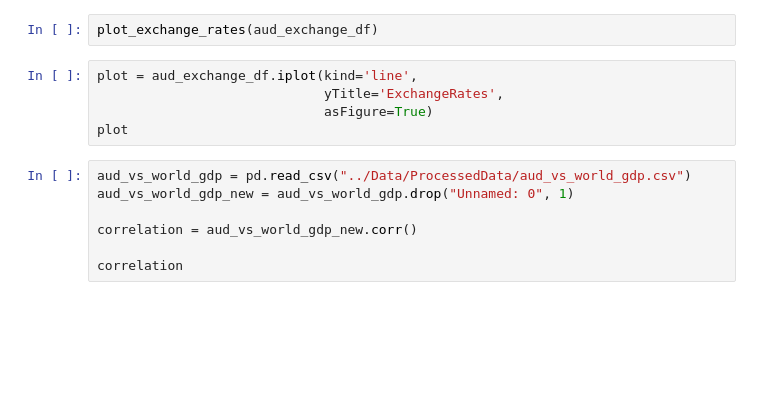
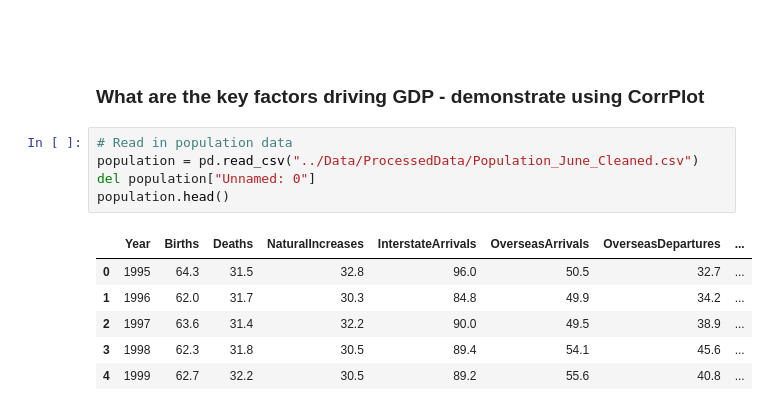
Before and after one commit to TribThapa/AustralianEconomyAnalysis, a Jupyter notebook: Code/StatisticalAnalysis.ipynb, the cells around one changed output. Saved outputs shown, nothing was run; the diff lists cells and outputs as text; blank space fills up the shorter version.

```diff
--- a/Code/StatisticalAnalysis.ipynb
+++ b/Code/StatisticalAnalysis.ipynb
@@ -130,14 +36,16 @@ def plot_exchange_rates(dataframe):
-# %%
-plot_exchange_rates(aud_exchange_df)
-# %%
-plot = aud_exchange_df.iplot(kind='line',
-                             yTitle='ExchangeRates',
-                             asFigure=True)
-plot
-# %%
-aud_vs_world_gdp = pd.read_csv("../Data/ProcessedData/aud_vs_world_gdp.csv")
-aud_vs_world_gdp_new = aud_vs_world_gdp.drop("Unnamed: 0", 1)
-
-correlation = aud_vs_world_gdp_new.corr()
-
-correlation
+# %% [markdown]
+##
+# %% [markdown]
+### What are the key factors driving GDP - demonstrate using CorrPlot
+# %%
+# Read in population data
+population = pd.read_csv("../Data/ProcessedData/Population_June_Cleaned.csv")
+del population["Unnamed: 0"]
+population.head()
+# %% [output]
+|  | Year | Births | Deaths | NaturalIncreases | InterstateArrivals | OverseasArrivals | OverseasDepartures | ... |
+| 0 | 1995 | 64.3 | 31.5 | 32.8 | 96.0 | 50.5 | 32.7 | ... |
+| 1 | 1996 | 62.0 | 31.7 | 30.3 | 84.8 | 49.9 | 34.2 | ... |
+| 2 | 1997 | 63.6 | 31.4 | 32.2 | 90.0 | 49.5 | 38.9 | ... |
+| 3 | 1998 | 62.3 | 31.8 | 30.5 | 89.4 | 54.1 | 45.6 | ... |
+| 4 | 1999 | 62.7 | 32.2 | 30.5 | 89.2 | 55.6 | 40.8 | ... |
```
Also changed, not shown: parts of 31 cells of this notebook, 2 other files.
